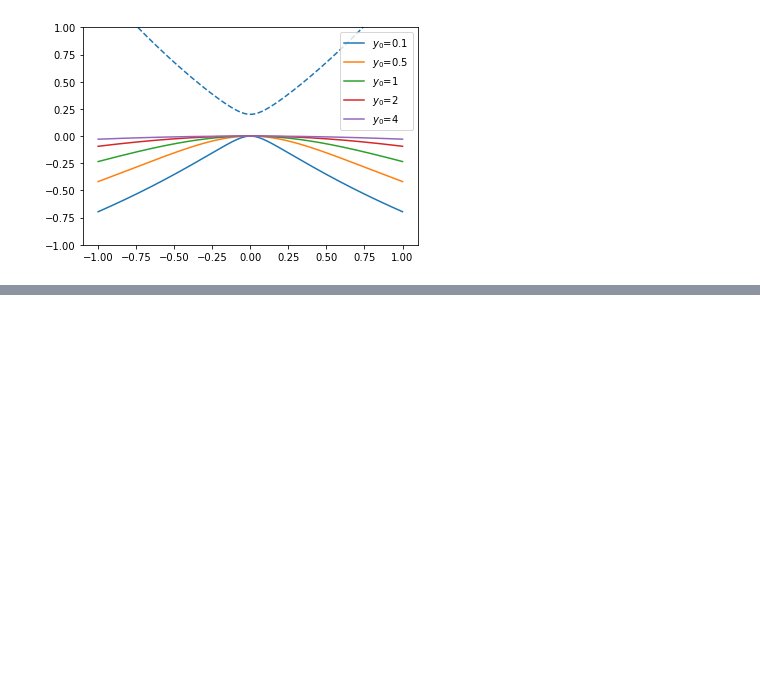
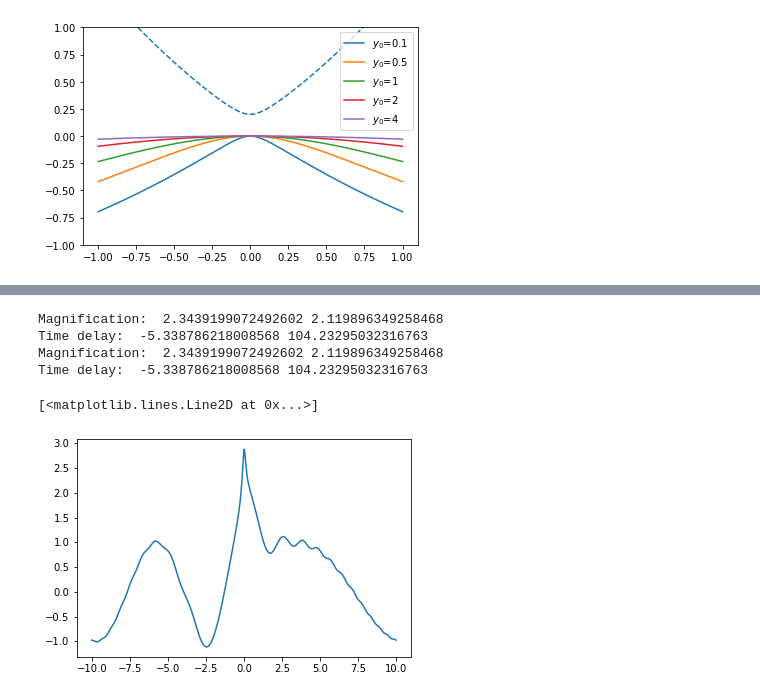
Before and after one commit to timothy-ymchan/gw-caustic-crossing, a Jupyter notebook: Microlensing/microlensing-moving.ipynb, the cells around one changed output, grey strips where cells are left out. Cells and saved outputs as stored; diff of their text form; code cells hidden in the pictures; blank space fills up the shorter version.

Commit message:
Moving lens geometric and wave optics waveform

```diff
--- a/Microlensing/microlensing-moving.ipynb
+++ b/Microlensing/microlensing-moving.ipynb
@@ -128,0 +148,28 @@ plt.ylim(-1,1)
+# %%
+def waveform_sep(t,A,f0,tE,Ml,y0):
+    # Ml: in solar mass
+    # y0: in Einstein radius
+    # f0: in sec
+    # tE: in sec
+    # t : in sec
+    td0 = 1.97e-3*(Ml/100) # sec
+    yy = np.sqrt(y0**2 + (t/tE)**2)
+    mmp,mmm = mu_rt(yy)
+    print('Magnification: ',max(mmp),max(mmm))
+    tdp,tdm = td(img_pos(yy),yy,y0)
+    #print(tdp[-1])
+    tdp,tdm = td0*tdp, td0*tdm
+    print('Time delay: ', tdp[0],tdm[0])
+    return mmp*A*np.cos(2*np.pi*f0*(t+tdp)), mmm*A*np.sin(2*np.pi*f0*(t+tdm))
+# %%
+t = np.linspace(-10,10,1000)
+# %%
+y0 = 0.1
+plt.plot(t,waveform_sep(t,A=1,f0=0.1,tE=1,Ml=100000,y0=y0)[0]+waveform_sep(t,A=1,f0=0.1,tE=1,Ml=100000,y0=y0)[1])
+# %% [output]
+Magnification:  2.3439199072492602 2.119896349258468
+Time delay:  -5.338786218008568 104.23295032316763
+Magnification:  2.3439199072492602 2.119896349258468
+Time delay:  -5.338786218008568 104.23295032316763
+[<matplotlib.lines.Line2D at 0x...>]
+[figure, added]
```
Also changed, not shown: parts of 19 cells of this notebook, 1 other file.
